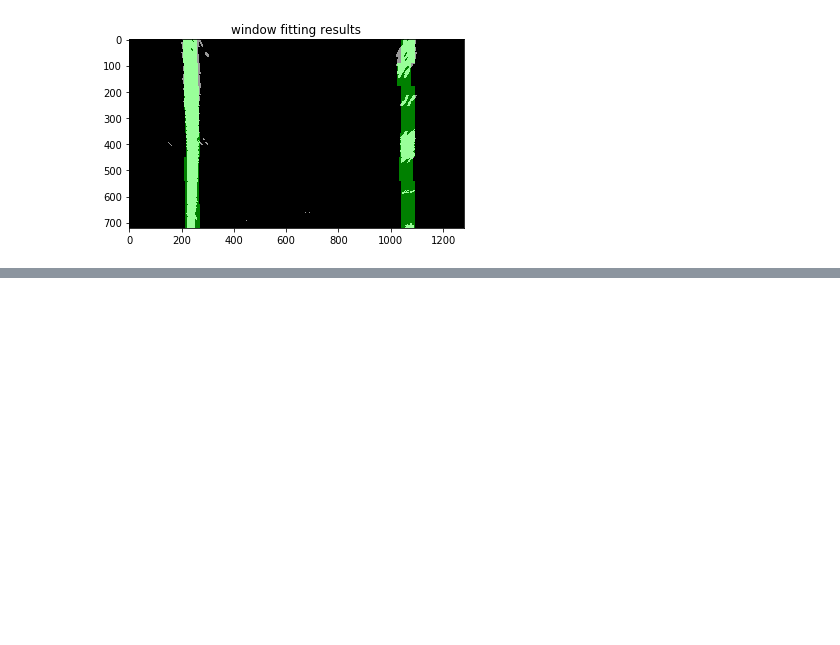
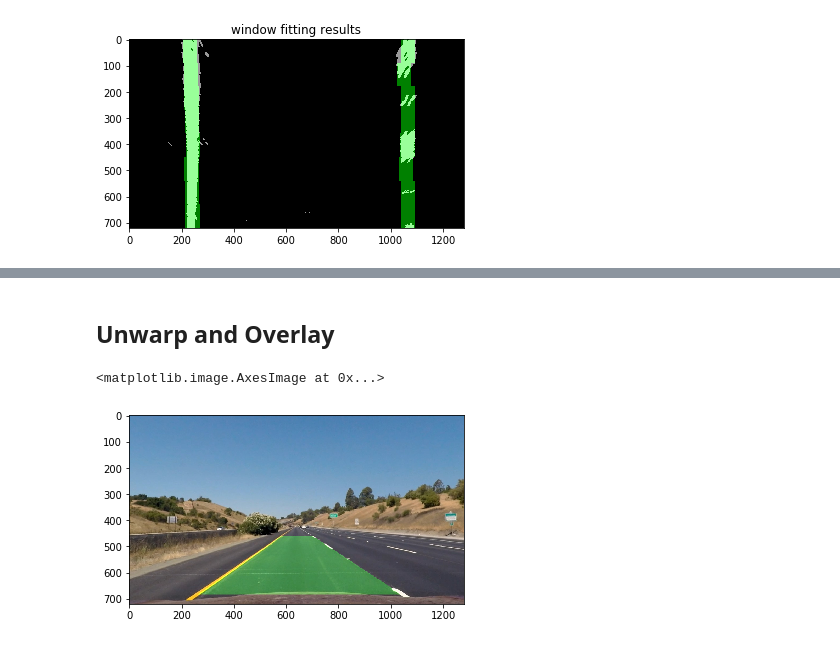
Before and after one commit to YuxiBupt/CarND-Advanced-Lane-Lines, a Jupyter notebook: Avanced-Lane-Finding.ipynb, the cells around one changed output, grey strips where cells are left out. Cells and saved outputs as stored; diff of their text form; code cells hidden in the pictures; blank space fills up the shorter version.

```diff
--- a/Avanced-Lane-Finding.ipynb
+++ b/Avanced-Lane-Finding.ipynb
@@ -711,0 +661,18 @@ print(left_curverad, 'm', right_curverad, 'm')
+# %% [markdown]
+## Unwarp and Overlay
+# %%
+def get_overlayed_image(undistorted, warped_overlay):
+    unwarped_overlay = warp(warped_overlay, dst, src)
+    return cv2.addWeighted(undistorted, 1, unwarped_overlay, 0.3, 0)
+
+overlayed_images = []
+for i, image in enumerate(filled_overlay_images):
+    overlayed_image = get_overlayed_image(undistorted_images[i], image)
+    overlayed_images.append(overlayed_image)
+    plt.imsave('overlayed/overlayed-{}.jpg'.format(i), overlayed_image)
+
+overlayed_image = overlayed_images[road_image_num]
+plt.imshow(overlayed_image)
+# %% [output]
+<matplotlib.image.AxesImage at 0x...>
+[figure, added]
```
Also changed, not shown: parts of 10 cells of this notebook.
